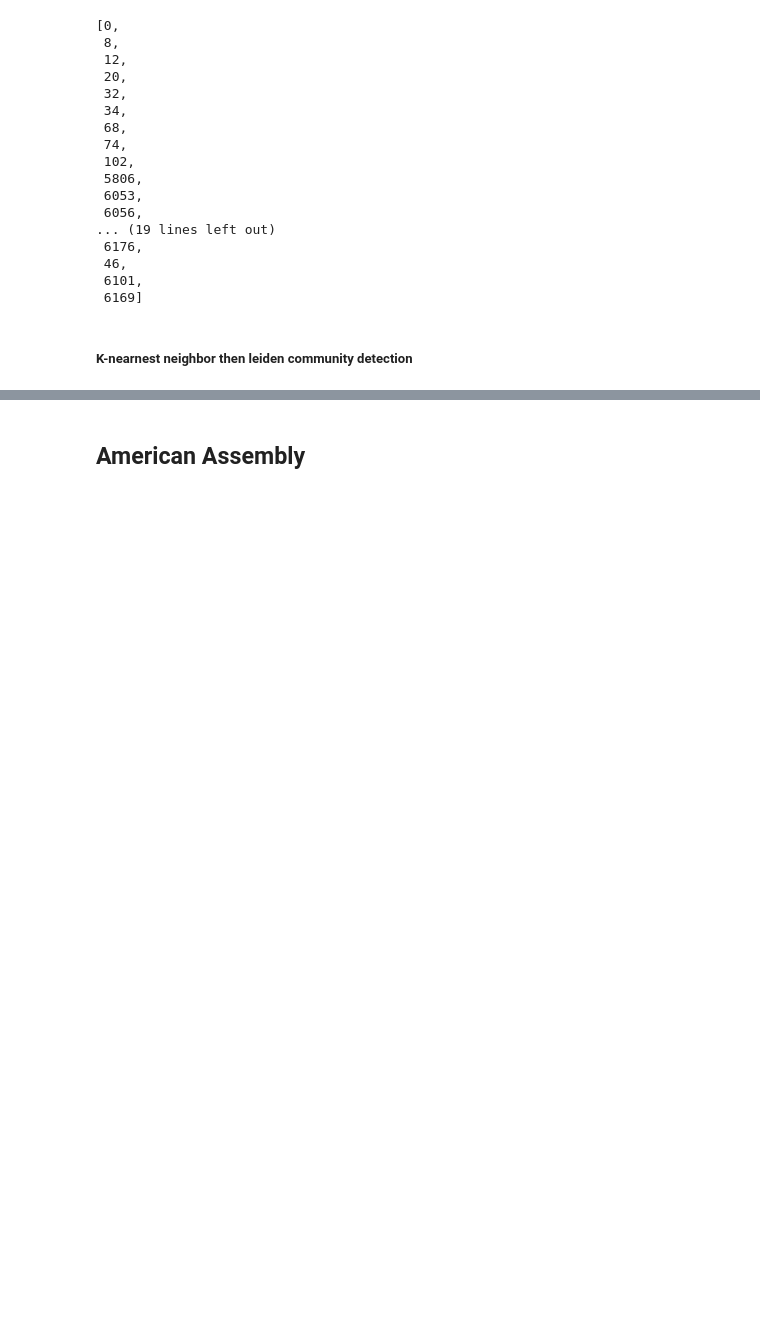
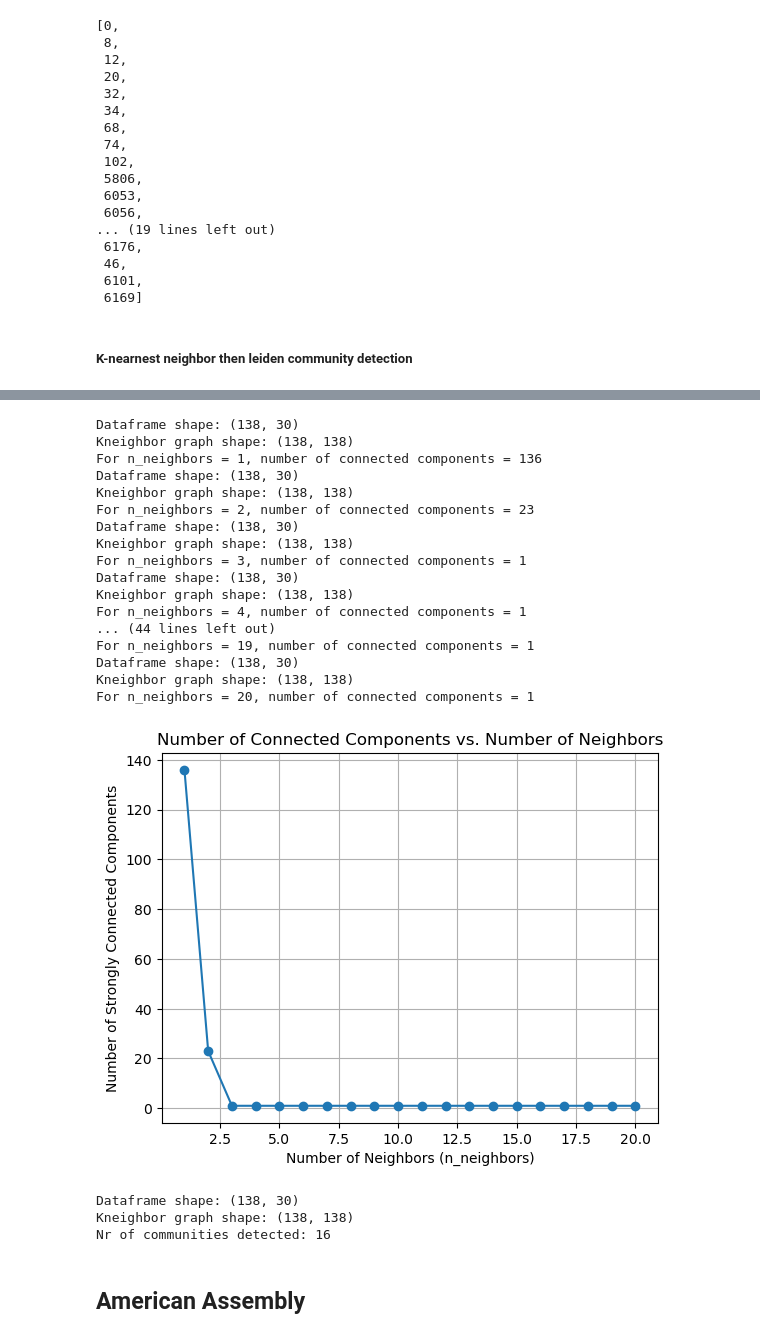
Before and after one commit to yunghsuanwu/polisdata_exp, a Jupyter notebook: dataexploration_140525.ipynb, the cells around one changed output, grey strips where cells are left out. Saved outputs shown, nothing was run; the diff lists cells and outputs as text; code cells hidden in the pictures; blank space fills up the shorter version.

Commit message:
Modify dataexploration
Found k=3 is the best option for k-nn graph, create 3-nn graph and fead it to leidenalg

```diff
--- a/dataexploration_140525.ipynb
+++ b/dataexploration_140525.ipynb
@@ -326,3 +326,81 @@ For n_neighbors = 19, average degree = 30.06, density = 0.2194
+# %%
+# From a range of n_neighbors, find a good k by checking for the number of conneted components of each k;
+# given that this is a directed graph,
+range_n_neighbors = range(1, 21)
+num_connected_components = []
+
+for n_neighbors in range_n_neighbors:
+    # Construct the k-NN graph
+    G = generate_kneighbors_graph(pc_matrix, n_neighbors)
+
+    # Convert igraph to networkx graph
+    G_nx = nx.Graph(G.get_edgelist())
+
+    # Calculate the number of connected components
+    num_components = nx.number_connected_components(G_nx)
+    num_connected_components.append(num_components)
+
+    print(f"For n_neighbors = {n_neighbors}, number of connected components = {num_components}")
+
+# Plot the number of connected components vs. n_neighbors
+plt.plot(range_n_neighbors, num_connected_components, marker='o')
+plt.xlabel("Number of Neighbors (n_neighbors)")
+plt.ylabel("Number of Connected Components")
+plt.title("Number of Connected Components vs. Number of Neighbors")
+plt.grid(True)
+plt.show()
+# %% [output]
+Dataframe shape: (138, 30)
+Kneighbor graph shape: (138, 138)
+For n_neighbors = 1, number of connected components = 136
+Dataframe shape: (138, 30)
+Kneighbor graph shape: (138, 138)
+For n_neighbors = 2, number of connected components = 23
+Dataframe shape: (138, 30)
+Kneighbor graph shape: (138, 138)
+For n_neighbors = 3, number of connected components = 1
+Dataframe shape: (138, 30)
+Kneighbor graph shape: (138, 138)
+For n_neighbors = 4, number of connected components = 1
+... (44 lines left out)
+For n_neighbors = 19, number of connected components = 1
+Dataframe shape: (138, 30)
+Kneighbor graph shape: (138, 138)
+For n_neighbors = 20, number of connected components = 1
+[figure, added]
+# %%
+# Based on the graph above, we choose n_neighbors = 3 to construct the k-NN graph, and feed the 3-NN graph to leidenalg
+# Construct the k-NN graph
+G = generate_kneighbors_graph(pc_matrix, 3)
+
+def polis_leiden_onelayer(graph, optimizationfunction):
+    # Calculate clusters using Leiden algorithm for one-layer graph
+    #
+    # Parameters:
+    #   graph: the graph to detect communities on
+    #   optimizationfunction: the optimization function for Leiden alg
+    #
+    # Returns:
+    #   leidenClusters: the partition sequence detected by Leiden alg
+
+    part = leidenalg.find_partition(
+        graph,
+        optimizationfunction
+    );
+
+    leidenClusters = np.array(part.membership)
+
+    # Print total nr of communities detected
+    from collections import Counter
+    print("Nr of communities detected: {}".format(len(Counter(part.membership).keys())))
+
+    return leidenClusters
+
+lc = polis_leiden_onelayer(G, leidenalg.ModularityVertexPartition)
+# %% [output]
+Dataframe shape: (138, 30)
+Kneighbor graph shape: (138, 138)
+Nr of communities detected: 16
 # %% [markdown]
 ## American Assembly
 # %%
```
Also changed, not shown: parts of 3 cells of this notebook.
